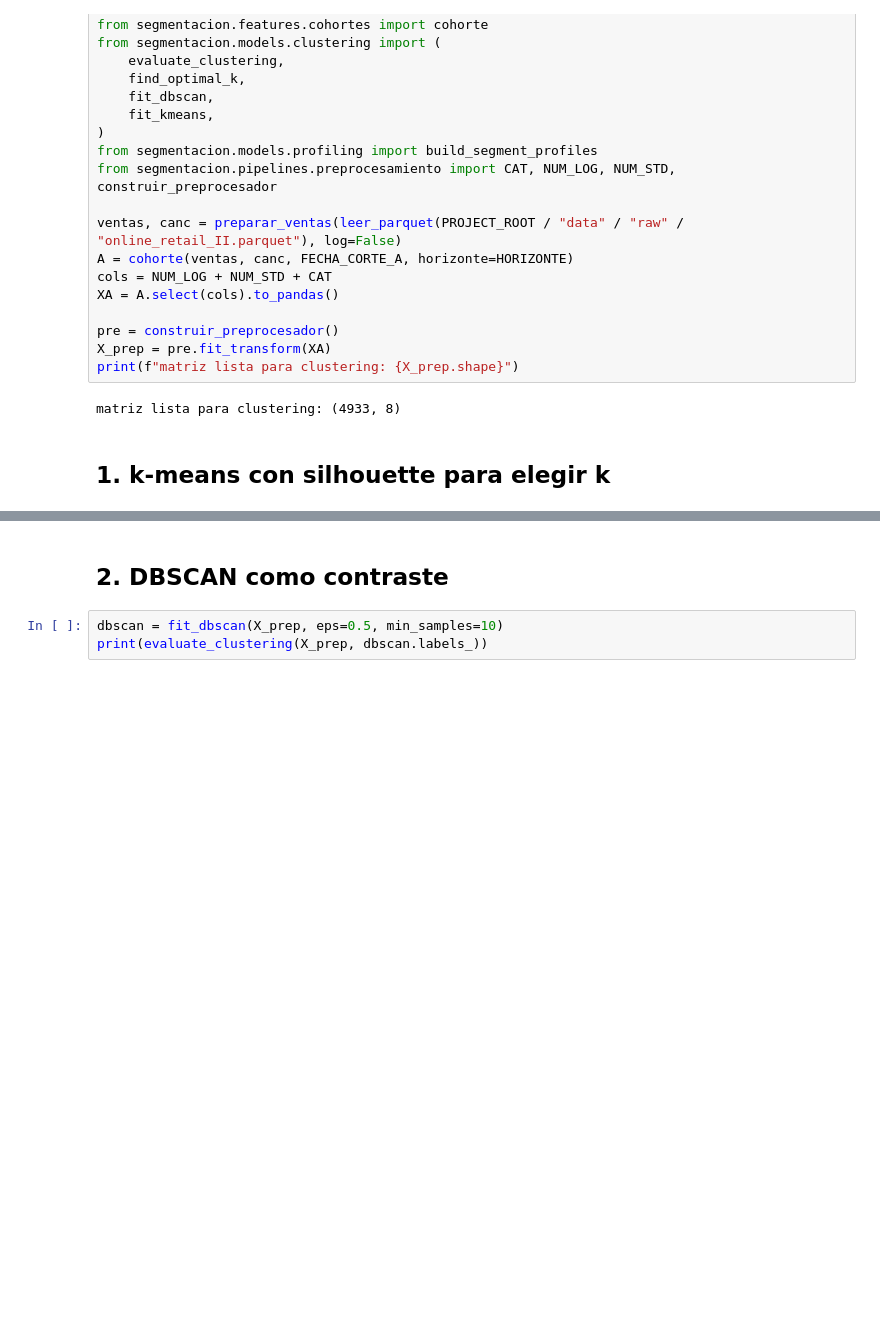
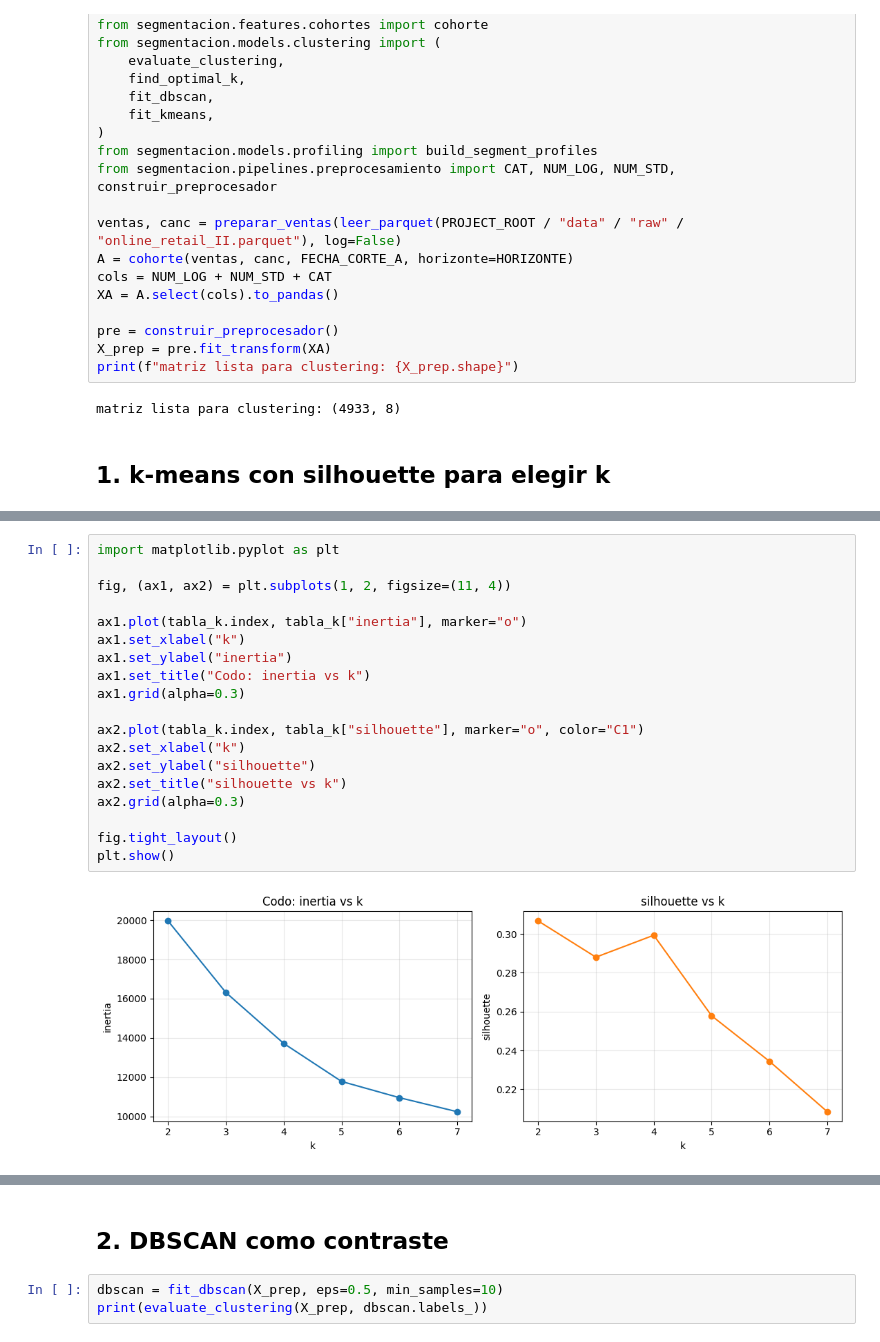
Before and after one commit to dpalacioj/data-projects-lab, a Jupyter notebook: projects/00-segmentacion-clientes/notebooks/10_segmentacion_no_supervisada.ipynb, the cells around one changed output, grey strips where cells are left out. Drawn from its saved outputs; the diff is of its cells as text; blank space fills up the shorter version.

```diff
--- a/projects/00-segmentacion-clientes/notebooks/10_segmentacion_no_supervisada.ipynb
+++ b/projects/00-segmentacion-clientes/notebooks/10_segmentacion_no_supervisada.ipynb
@@ -81,0 +91,21 @@ k optimo por silhouette: 2
+# %%
+import matplotlib.pyplot as plt
+
+fig, (ax1, ax2) = plt.subplots(1, 2, figsize=(11, 4))
+
+ax1.plot(tabla_k.index, tabla_k["inertia"], marker="o")
+ax1.set_xlabel("k")
+ax1.set_ylabel("inertia")
+ax1.set_title("Codo: inertia vs k")
+ax1.grid(alpha=0.3)
+
+ax2.plot(tabla_k.index, tabla_k["silhouette"], marker="o", color="C1")
+ax2.set_xlabel("k")
+ax2.set_ylabel("silhouette")
+ax2.set_title("silhouette vs k")
+ax2.grid(alpha=0.3)
+
+fig.tight_layout()
+plt.show()
+# %% [output]
+[figure, added]
```
Also changed, not shown: parts of 12 cells of this notebook.
